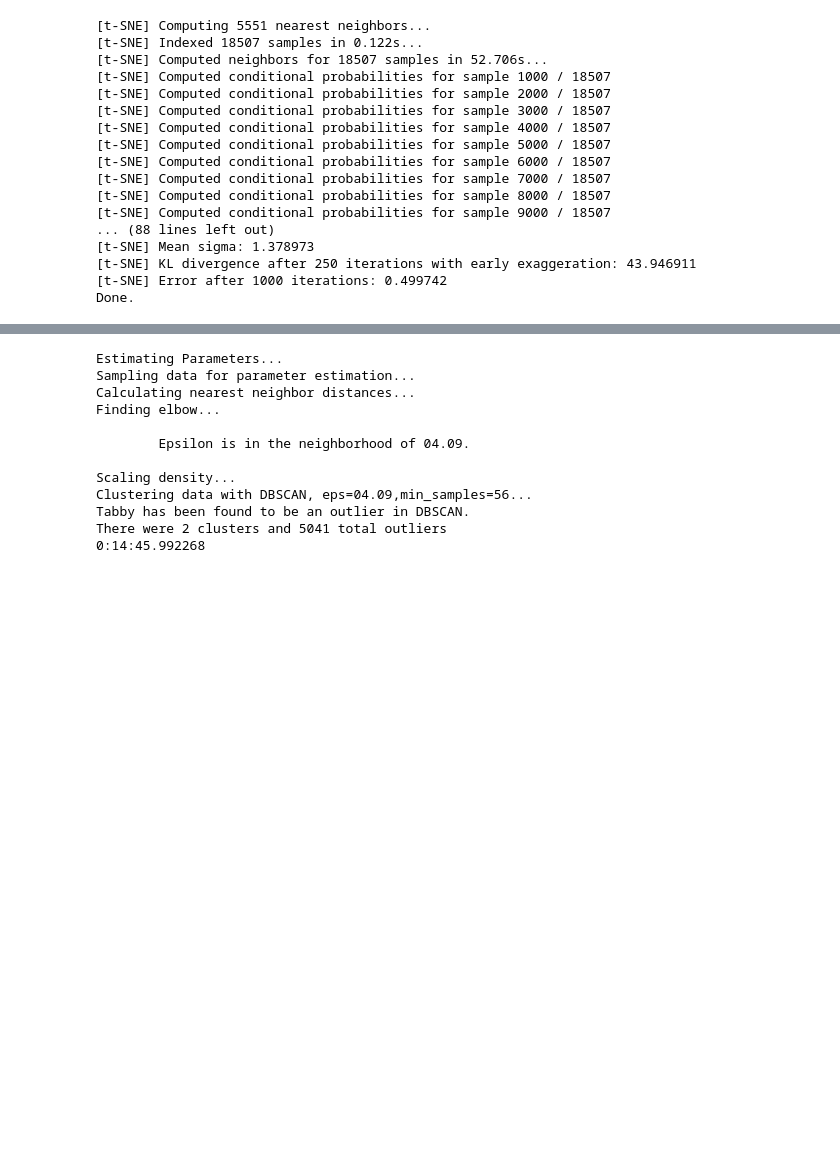
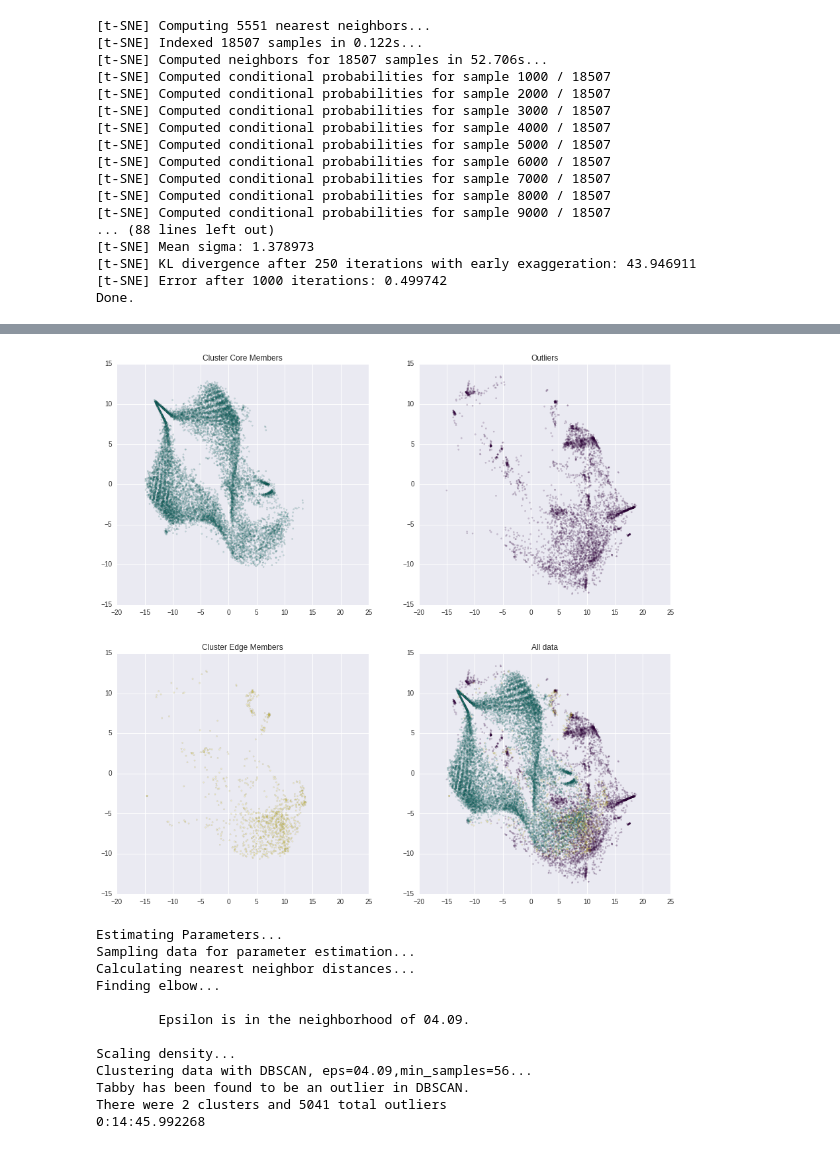
Before and after one commit to d-giles/lcfeatures, a Jupyter notebook: Qs_4_8_11_16.ipynb, the cells around one changed output, grey strips where cells are left out. Cells and saved outputs as stored; diff of their text form; code cells hidden in the pictures; blank space fills up the shorter version.

```diff
--- a/Qs_4_8_11_16.ipynb
+++ b/Qs_4_8_11_16.ipynb
@@ -226,3 +275,7 @@ AttributeError: 'DataFrame' object has no attribute 'tsne_x'
+# %%
+four_panel(Q8_sample.data)
+# %% [output]
+[figure, added]
 # %%
 from sklearn import preprocessing
 def scale_sample(df):
```
Also changed, not shown: parts of 9 cells of this notebook, 1 other file.
